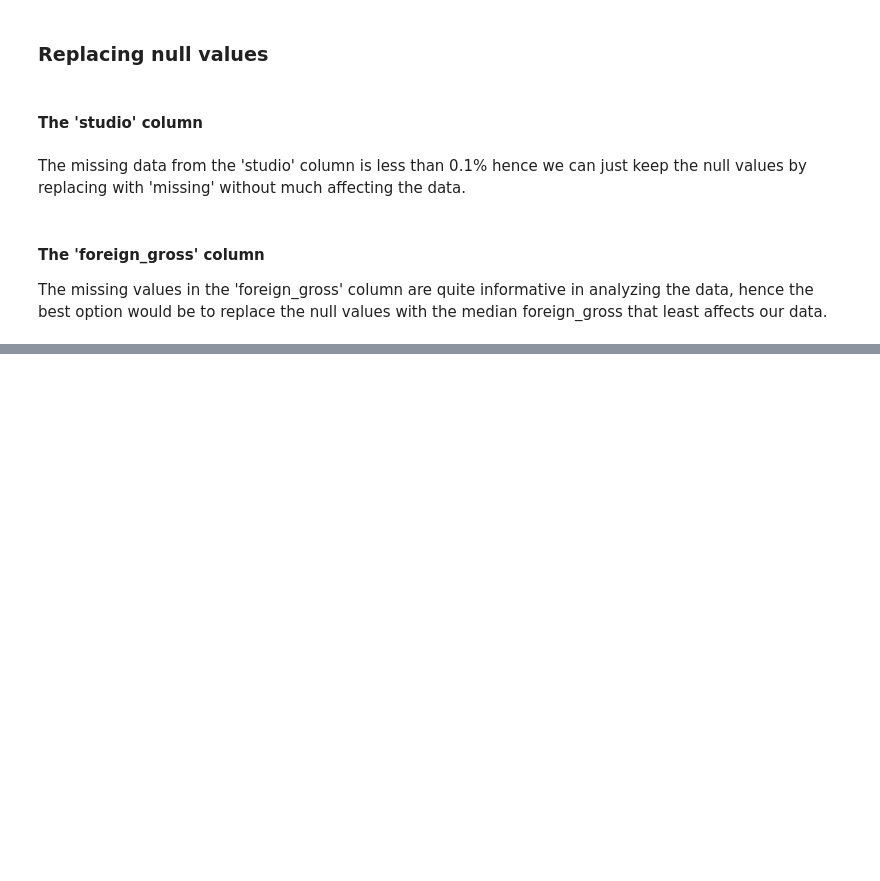
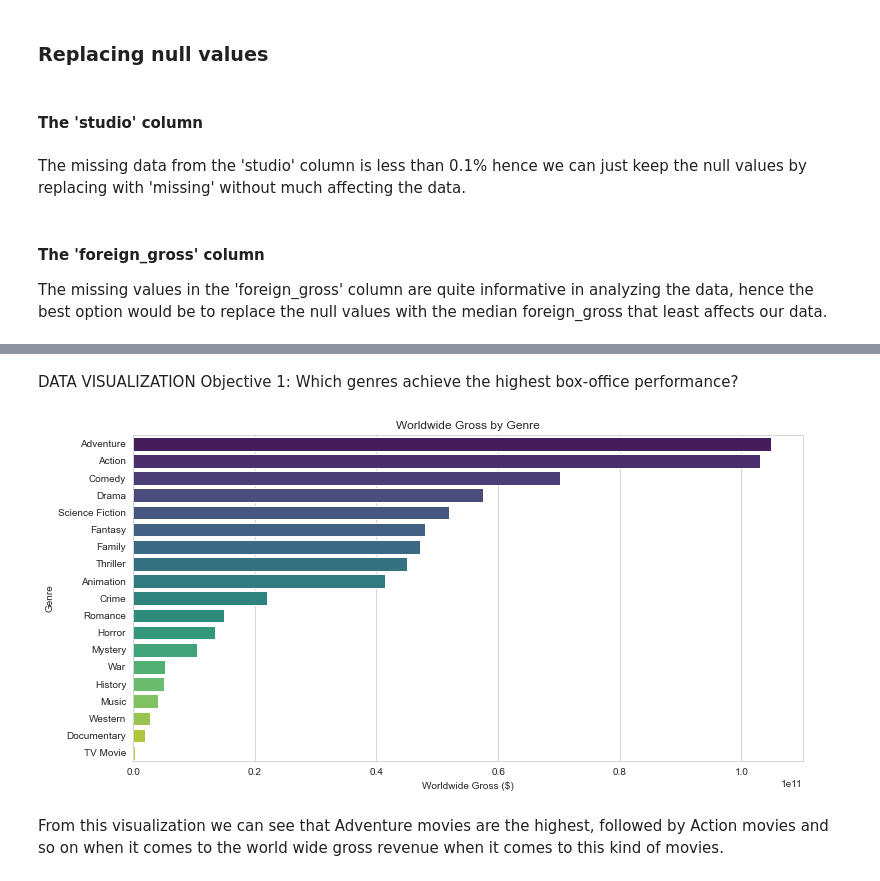
Before and after one commit to CollinsNyatundo/Film-Analysis, a Jupyter notebook: index.ipynb, the cells around one changed output, grey strips where cells are left out. Saved outputs shown, nothing was run; the diff lists cells and outputs as text; code cells hidden in the pictures; blank space fills up the shorter version.

Commit message:
objective 1

```diff
--- a/index.ipynb
+++ b/index.ipynb
@@ -330,3 +334,6 @@ merged_df.head()
 | 4 | Iron Man 2 | Par. | 311500000.0 | 2010 | 15 | 2010-05-07 | 170000000 | 312433331 | ... |
 # %%
 merged_df.to_csv('merged_df.csv', index=False)
+# %% [markdown]
+DATA VISUALIZATION
+Objective 1: Which genres achieve the highest box-office performance?
@@ -332,0 +369,25 @@ merged_df.to_csv('merged_df.csv', index=False)
+# %%
+# Top Performing Genres
+from collections import defaultdict
+
+genre_gross = defaultdict(float)
+for _, row in merged_df.iterrows():
+    gross = row['worldwide_gross']
+    genres = row['decoded_genres']
+    if gross and genres:
+        for genre in genres:
+            genre_gross[genre] += gross
+
+genre_gross_df = pd.DataFrame(list(genre_gross.items()), columns=['Genre', 'Total_Worldwide_Gross'])
+genre_gross_df = genre_gross_df.sort_values(by='Total_Worldwide_Gross', ascending=False)
+
+plt.figure(figsize=(12,6))
+sns.barplot(x='Total_Worldwide_Gross', y='Genre', data=genre_gross_df, palette='viridis')
+plt.title('Worldwide Gross by Genre')
+plt.xlabel('Worldwide Gross ($)')
+plt.ylabel('Genre')
+plt.show()
+# %% [output]
+[figure, added]
+# %% [markdown]
+From this visualization we can see that Adventure movies are the highest, followed by Action movies and so on when it comes to the world wide gross revenue when it comes to this kind of movies.
```
Also changed, not shown: parts of 8 cells of this notebook.
